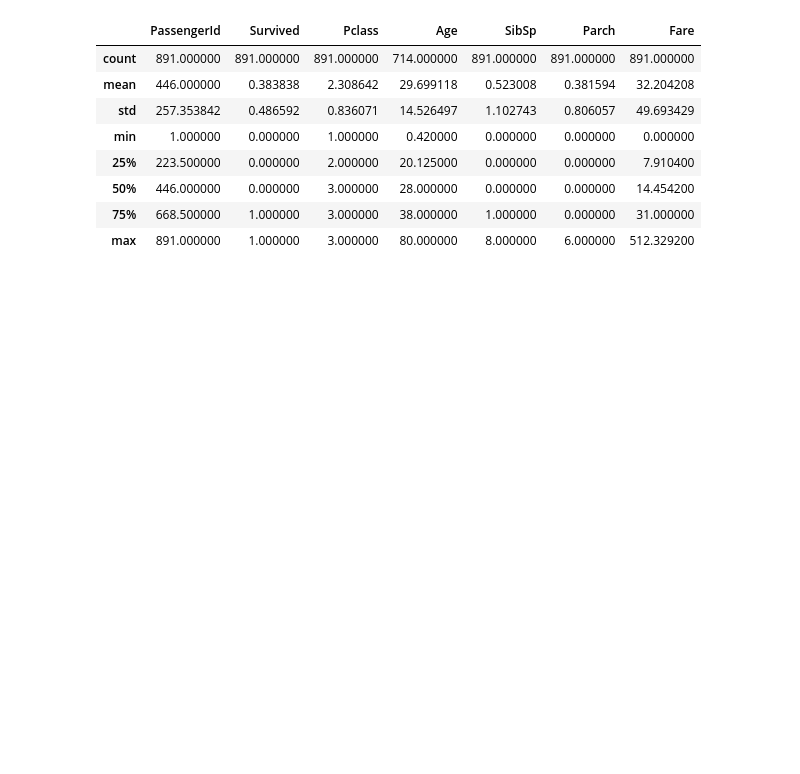
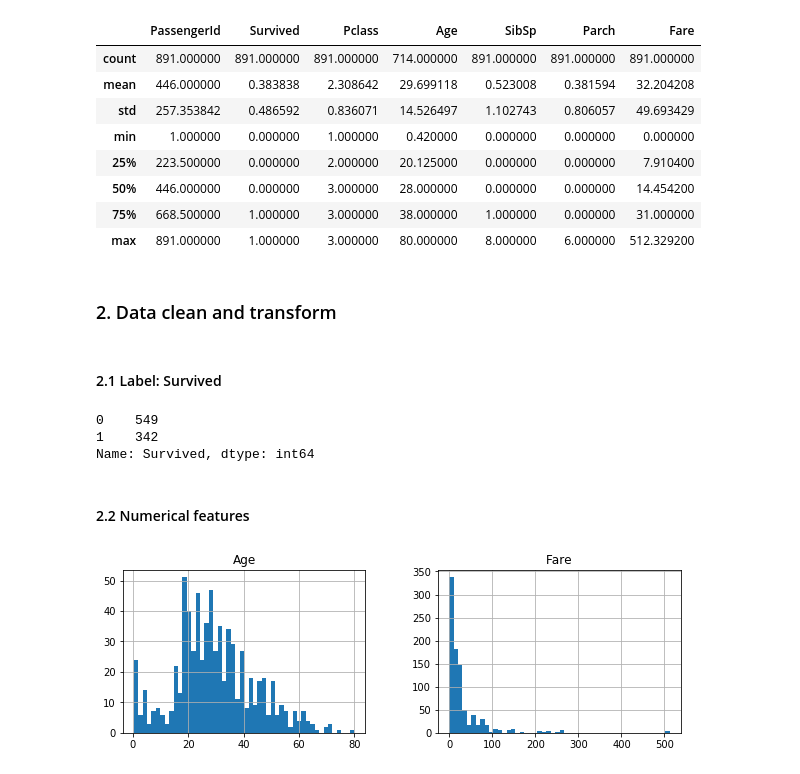
Before and after one commit to CescWang1991/Python-Machine-Learning, a Jupyter notebook: classification/case/Titanic.ipynb, the cells around one changed output. Drawn from its saved outputs; the diff is of its cells as text; code cells hidden in the pictures; blank space fills up the shorter version.

```diff
--- a/classification/case/Titanic.ipynb
+++ b/classification/case/Titanic.ipynb
@@ -51,0 +61,18 @@ train.describe()
+# %% [markdown]
+### 2. Data clean and transform
+# %% [markdown]
+#### 2.1 Label: Survived
+# %%
+train["Survived"].value_counts()
+# %% [output]
+0    549
+1    342
+Name: Survived, dtype: int64
+# %% [markdown]
+#### 2.2 Numerical features
+# %%
+num_attr = ["Age", "Fare"]
+train.hist(num_attr, bins=50, figsize=(10, 3))
+plt.show()
+# %% [output]
+[figure, added]
```
Also changed, not shown: parts of 42 cells of this notebook.
